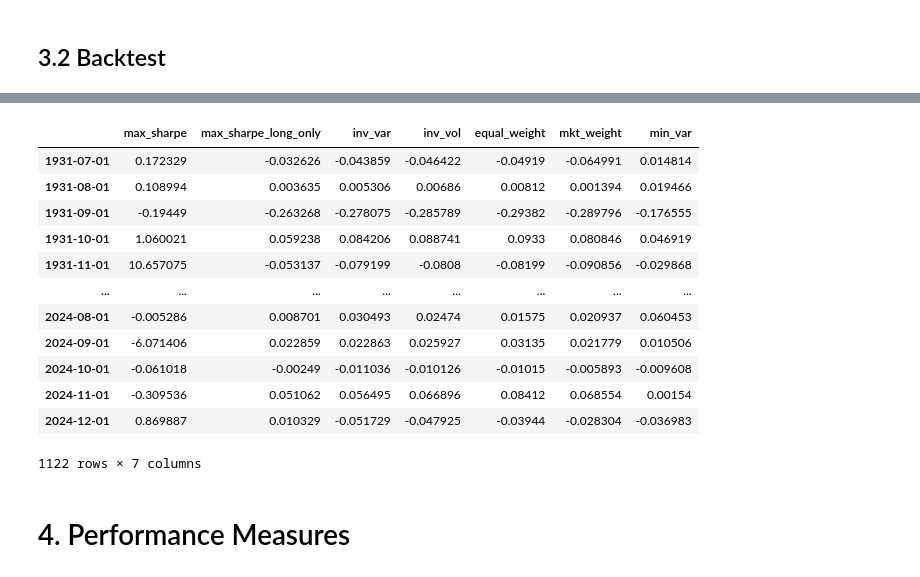
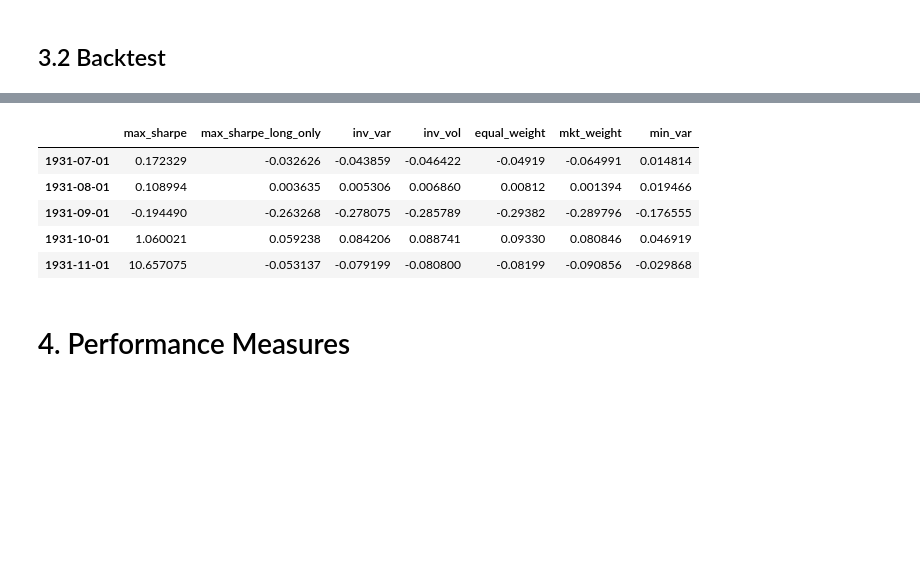
Before and after one commit to alessbressan/FINA60602A, a Jupyter notebook: project_2/Part_A.ipynb, the cells around one changed output, grey strips where cells are left out. Cells and saved outputs as stored; diff of their text form; code cells hidden in the pictures; blank space fills up the shorter version.

```diff
--- a/project_2/Part_A.ipynb
+++ b/project_2/Part_A.ipynb
@@ -203,22 +203,14 @@ backtest
 # %%
 # the first 5 years are NA and must be dropped
 backtest = backtest.dropna()
+backtest.head()
+# %% [output]
+|  | max_sharpe | max_sharpe_long_only | inv_var | inv_vol | equal_weight | mkt_weight | min_var |
+| 1931-07-01 | 0.172329 | -0.032626 | -0.043859 | -0.046422 | -0.04919 | -0.064991 | 0.014814 |
+| 1931-08-01 | 0.108994 | 0.003635 | 0.005306 | 0.006860 | 0.00812 | 0.001394 | 0.019466 |
+| 1931-09-01 | -0.194490 | -0.263268 | -0.278075 | -0.285789 | -0.29382 | -0.289796 | -0.176555 |
+| 1931-10-01 | 1.060021 | 0.059238 | 0.084206 | 0.088741 | 0.09330 | 0.080846 | 0.046919 |
+| 1931-11-01 | 10.657075 | -0.053137 | -0.079199 | -0.080800 | -0.08199 | -0.090856 | -0.029868 |
-# %%
-backtest
-# %% [output]
-|  | max_sharpe | max_sharpe_long_only | inv_var | inv_vol | equal_weight | mkt_weight | min_var |
-| 1931-07-01 | 0.172329 | -0.032626 | -0.043859 | -0.046422 | -0.04919 | -0.064991 | 0.014814 |
-| 1931-08-01 | 0.108994 | 0.003635 | 0.005306 | 0.00686 | 0.00812 | 0.001394 | 0.019466 |
-| 1931-09-01 | -0.19449 | -0.263268 | -0.278075 | -0.285789 | -0.29382 | -0.289796 | -0.176555 |
-| 1931-10-01 | 1.060021 | 0.059238 | 0.084206 | 0.088741 | 0.0933 | 0.080846 | 0.046919 |
-| 1931-11-01 | 10.657075 | -0.053137 | -0.079199 | -0.0808 | -0.08199 | -0.090856 | -0.029868 |
-| ... | ... | ... | ... | ... | ... | ... | ... |
-| 2024-08-01 | -0.005286 | 0.008701 | 0.030493 | 0.02474 | 0.01575 | 0.020937 | 0.060453 |
-| 2024-09-01 | -6.071406 | 0.022859 | 0.022863 | 0.025927 | 0.03135 | 0.021779 | 0.010506 |
-| 2024-10-01 | -0.061018 | -0.00249 | -0.011036 | -0.010126 | -0.01015 | -0.005893 | -0.009608 |
-| 2024-11-01 | -0.309536 | 0.051062 | 0.056495 | 0.066896 | 0.08412 | 0.068554 | 0.00154 |
-| 2024-12-01 | 0.869887 | 0.010329 | -0.051729 | -0.047925 | -0.03944 | -0.028304 | -0.036983 |
-1122 rows × 7 columns
 # %% [markdown]
 # 4. Performance Measures
 # %%
```
Also changed, not shown: parts of 2 cells of this notebook, 1 other file.
